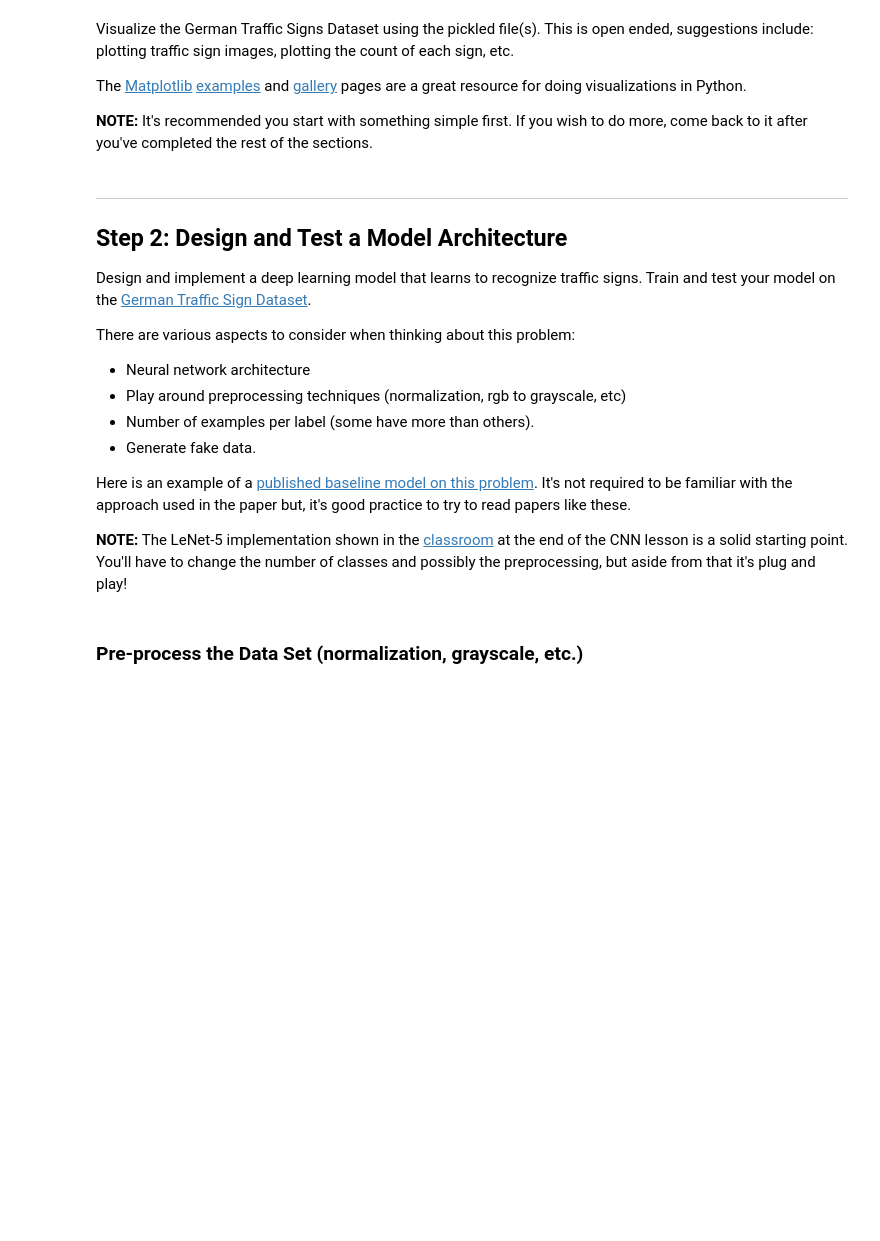
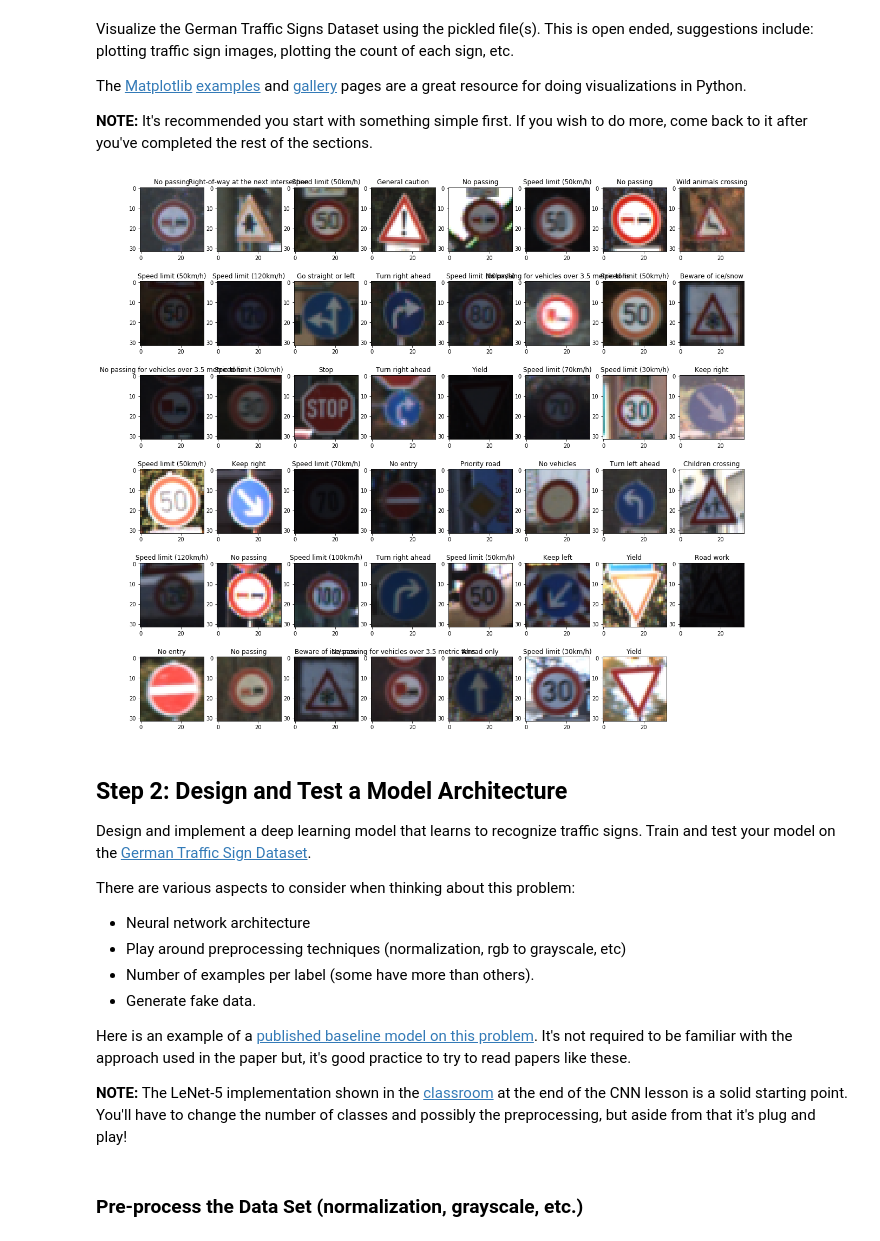
Before and after one commit to tjacobs/CarND-Traffic-Sign-Classifier-Project, a Jupyter notebook: Traffic_Sign_Classifier.ipynb, the cells around one changed output. Saved outputs shown, nothing was run; the diff lists cells and outputs as text; code cells hidden in the pictures; blank space fills up the shorter version.

Commit message:
Improve visualiser

```diff
--- a/Traffic_Sign_Classifier.ipynb
+++ b/Traffic_Sign_Classifier.ipynb
@@ -90,5 +84,22 @@ import matplotlib.pyplot as plt
+# %%
+### Data exploration visualization
+import matplotlib.pyplot as plt
+%matplotlib inline
+from random import randint
+import pandas as pd
+
+sn = pd.read_csv('./signnames.csv')
+
+fig = plt.figure(figsize=(20,25))
+for i in range(1,48):
+    a = fig.add_subplot(8,8,i)
+    signidx = randint(0, n_train)
+    plt.imshow(X_train[signidx])
+    code = int(y_train[signidx])
+    plt.title( sn.iloc[code, 1] )
+# %% [output]
+[figure, added]
 # %% [markdown]
-----
 
 ## Step 2: Design and Test a Model Architecture
 
```
Also changed, not shown: parts of 4 cells of this notebook.
